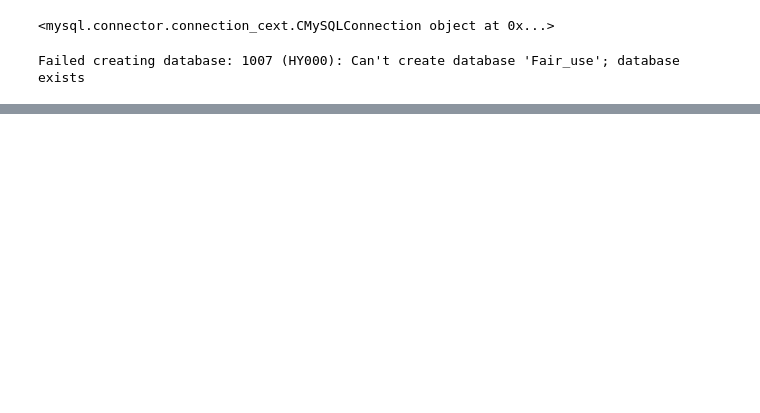
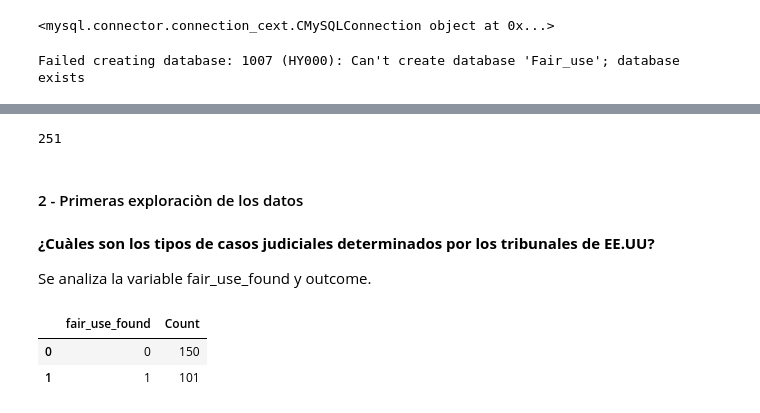
Before and after one commit to AmaliaGuaymasCanavire/ejercicio-1, a Jupyter notebook: fair-data-db.ipynb, the cells around one changed output, grey strips where cells are left out. Saved outputs shown, nothing was run; the diff lists cells and outputs as text; code cells hidden in the pictures; blank space fills up the shorter version.

```diff
--- a/fair-data-db.ipynb
+++ b/fair-data-db.ipynb
@@ -280,0 +210,27 @@ fair_use_cases_df.to_sql('fair_use_cases', con=engine, if_exists='append', index
+# %%
+# Insertamos registros a fair_use_cases
+fair_use_cases_df.to_sql('fair_use_cases', con=engine, if_exists='append', index=False)
+# Creamos tabla, que hay que normalizar fair_use_findings
+fair_use_findings_df.to_sql('fair_use_findings', con=engine, if_exists='replace', index=False)
+# %% [output]
+251
+# %% [markdown]
+#### 2 - Primeras exploraciòn de los datos
+# %% [markdown]
+**¿Cuàles son los tipos de casos judiciales determinados por los tribunales de EE.UU?**
+
+Se analiza la variable fair_use_found y outcome.
+# %%
+# Generamos query
+query = """
+SELECT  fair_use_found, count(*) Count
+FROM fair_use_cases
+GROUP BY fair_use_found
+ORDER BY COUNT DESC
+"""
+df = read_query(mydb, query)
+df
+# %% [output]
+|  | fair_use_found | Count |
+| 0 | 0 | 150 |
+| 1 | 1 | 101 |
```
Also changed, not shown: parts of 44 cells of this notebook, 2 other files.
